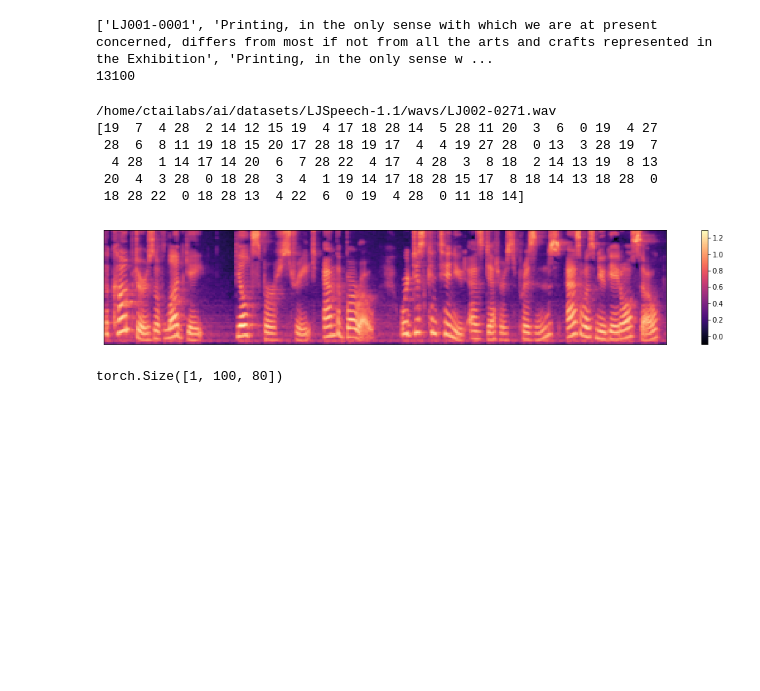
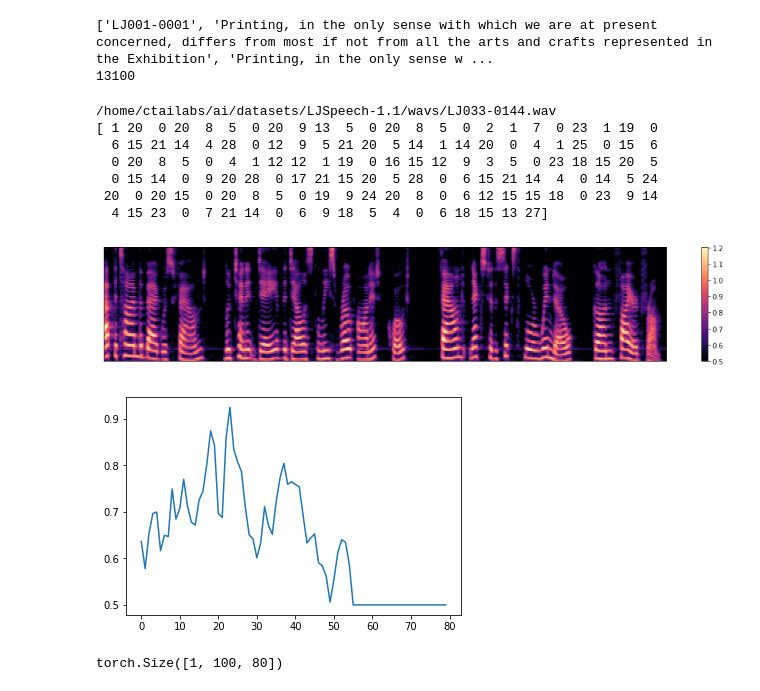
Before and after one commit to scpark20/audio-preprocessing-practice, a Jupyter notebook: simple_tacotron_pytorch.ipynb, the cells around one changed output. Cells and saved outputs as stored; diff of their text form; code cells hidden in the pictures; blank space fills up the shorter version.

```diff
--- a/simple_tacotron_pytorch.ipynb
+++ b/simple_tacotron_pytorch.ipynb
@@ -20,7 +20,7 @@ print(len(file_and_text))
 ['LJ001-0001', 'Printing, in the only sense with which we are at present concerned, differs from most if not from all the arts and crafts represented in the Exhibition', 'Printing, in the only sense w ...
 13100
 # %%
-characters = 'abcdefghijklmnopqrstuvwxyz., '
+characters = ' abcdefghijklmnopqrstuvwxyz.,!?'
 
 def chars2tokens(chars):
     tokens = []
@@ -34,43 +34,48 @@ def chars2tokens(chars):
     return tokens
 
 def get_data():
     index = np.random.randint(0, len(file_and_text))
     tokens = chars2tokens(file_and_text[index][2].lower())
     tokens = np.array(tokens)
 
     wave_file = WaveDir + '/' + file_and_text[index][0] + '.wav'
     print(wave_file)
 
     wave, _ = librosa.core.load(wave_file)
     wave /= max(abs(wave))
 
-    spec = np.abs(librosa.core.stft(wave, n_fft=2048, hop_length=512)).T
-    mel_matrix = librosa.filters.mel(sr=22050, n_fft=2048, n_mels=80, fmin=0.0, fmax=8000)
+    spec = np.abs(librosa.core.stft(wave, n_fft=2048, hop_length=256)).T
+    mel_matrix = librosa.filters.mel(sr=22050, n_fft=2048, n_mels=80, fmin=125, fmax=7600)
     mel = spec @ mel_matrix.T
 
     min_dB = -80
     max_dB = 0
     range_dB = max_dB - min_dB
-    mel = 20 * np.log10(np.maximum(mel, 1e-5))
+    mel = 20 * np.log10(np.maximum(mel, 1e-2))
     mel = (mel + range_dB) / range_dB
 
     return tokens, mel
 
 tokens, mel = get_data()
 
 print(tokens)
 plt.figure(figsize=[18, 3])
 librosa.display.specshow(mel.T)
 plt.colorbar()
 plt.show()
+
+plt.plot(mel[10])
+plt.show()
 # %% [output]
-/home/ctailabs/ai/datasets/LJSpeech-1.1/wavs/LJ002-0271.wav
-[19  7  4 28  2 14 12 15 19  4 17 18 28 14  5 28 11 20  3  6  0 19  4 27
- 28  6  8 11 19 18 15 20 17 28 18 19 17  4  4 19 27 28  0 13  3 28 19  7
-  4 28  1 14 17 14 20  6  7 28 22  4 17  4 28  3  8 18  2 14 13 19  8 13
- 20  4  3 28  0 18 28  3  4  1 19 14 17 18 28 15 17  8 18 14 13 18 28  0
- 18 28 22  0 18 28 13  4 22  6  0 19  4 28  0 11 18 14]
+/home/ctailabs/ai/datasets/LJSpeech-1.1/wavs/LJ033-0144.wav
+[ 1 20  0 20  8  5  0 20  9 13  5  0 20  8  5  0  2  1  7  0 23  1 19  0
+  6 15 21 14  4 28  0 12  9  5 21 20  5 14  1 14 20  0  4  1 25  0 15  6
+  0 20  8  5  0  4  1 12 12  1 19  0 16 15 12  9  3  5  0 23 18 15 20  5
+  0 15 14  0  9 20 28  0 17 21 15 20  5 28  0  6 15 21 14  4  0 14  5 24
+ 20  0 20 15  0 20  8  5  0 19  9 24 20  8  0  6 12 15 15 18  0 23  9 14
+  4 15 23  0  7 21 14  0  6  9 18  5  4  0  6 18 15 13 27]
-[figure, old version]
+[figure, new version]
+[figure, added]
 # %%
 import torch
 import torch.nn as nn
```
Also changed, not shown: parts of 1 cell of this notebook.
